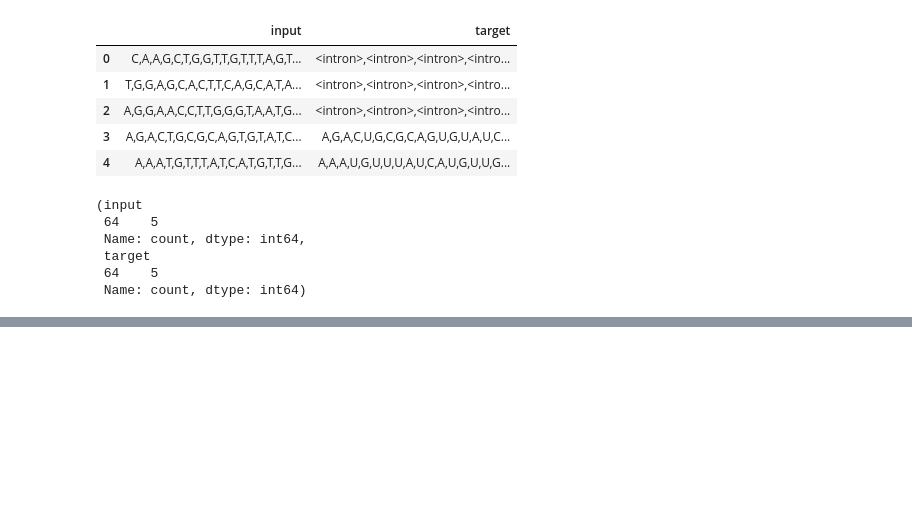
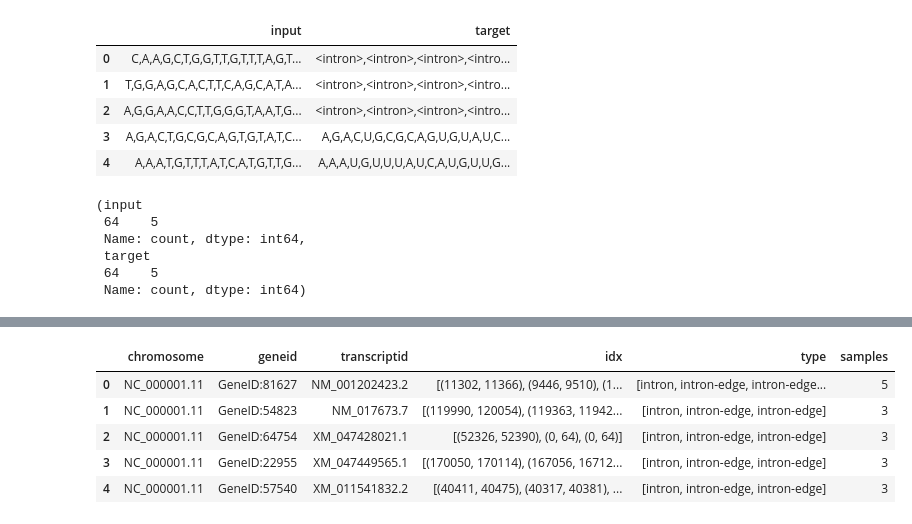
Before and after one commit to DataAndDeadlifts/main, a Jupyter notebook: nbs/04 training.transcription.sampling.ipynb, the cells around one changed output, grey strips where cells are left out. Saved outputs shown, nothing was run; the diff lists cells and outputs as text; code cells hidden in the pictures; blank space fills up the shorter version.

```diff
--- a/nbs/04 training.transcription.sampling.ipynb
+++ b/nbs/04 training.transcription.sampling.ipynb
@@ -728,0 +787,11 @@ example_sample_idx_grouped.head()
+# %%
+#| hide
+example_idx_grouped_batch = np.array_split(example_sample_idx_grouped, 2)[0].reset_index(drop=False)
+example_idx_grouped_batch.head()
+# %% [output]
+|  | chromosome | geneid | transcriptid | idx | type | samples |
+| 0 | NC_000001.11 | GeneID:81627 | NM_001202423.2 | [(11302, 11366), (9446, 9510), (1... | [intron, intron-edge, intron-edge... | 5 |
+| 1 | NC_000001.11 | GeneID:54823 | NM_017673.7 | [(119990, 120054), (119363, 11942... | [intron, intron-edge, intron-edge] | 3 |
+| 2 | NC_000001.11 | GeneID:64754 | XM_047428021.1 | [(52326, 52390), (0, 64), (0, 64)] | [intron, intron-edge, intron-edge] | 3 |
+| 3 | NC_000001.11 | GeneID:22955 | XM_047449565.1 | [(170050, 170114), (167056, 16712... | [intron, intron-edge, intron-edge] | 3 |
+| 4 | NC_000001.11 | GeneID:57540 | XM_011541832.2 | [(40411, 40475), (40317, 40381), ... | [intron, intron-edge, intron-edge] | 3 |
```
Also changed, not shown: parts of 29 cells of this notebook, 7 other files.
